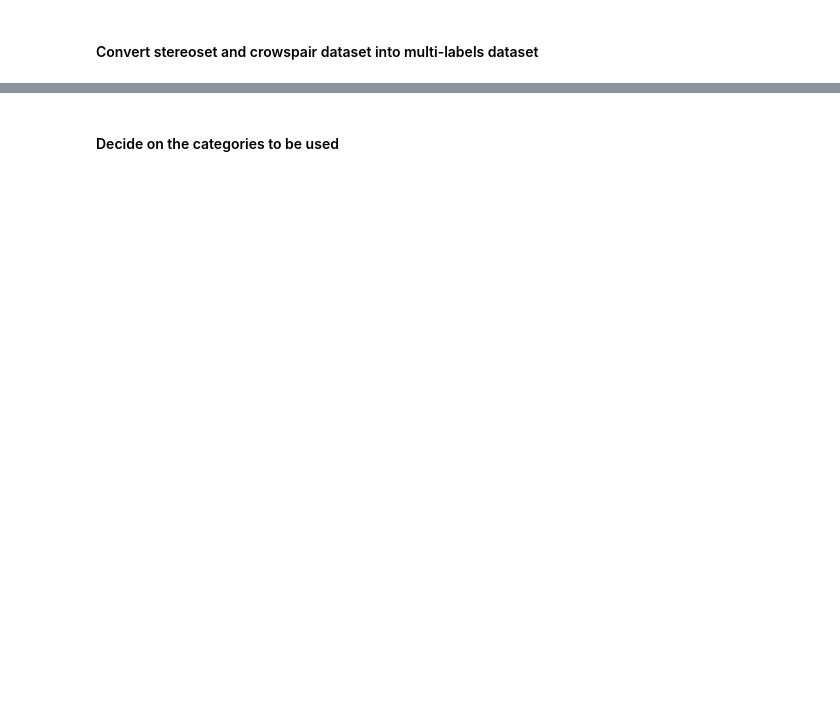
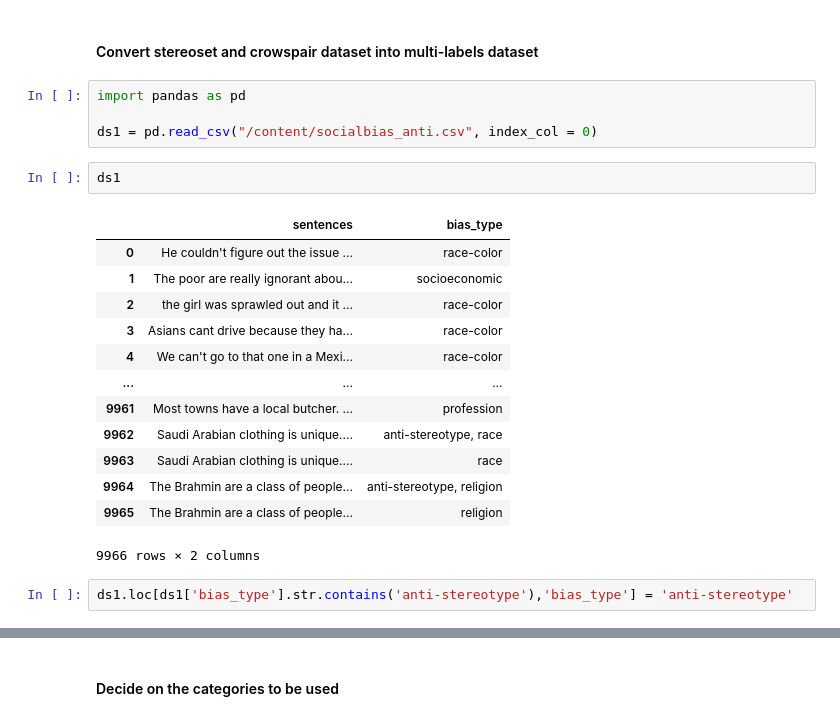
Before and after one commit to mvdheram/Stereotypical-Social-bias-detection-, a Jupyter notebook: Experiments_Ktrain,_Pytorch.ipynb, the cells around one changed output, grey strips where cells are left out. Drawn from its saved outputs; the diff is of its cells as text; blank space fills up the shorter version.

```diff
--- a/Experiments_Ktrain,_Pytorch.ipynb
+++ b/Experiments_Ktrain,_Pytorch.ipynb
@@ -1057,3 +1060,25 @@ Notes:
   * Observe if the decision is still based on subject rather than subject and stereotypic attribute.
 # %% [markdown]
 ####  Convert stereoset and crowspair dataset into multi-labels dataset
+# %%
+import pandas as pd
+
+ds1 = pd.read_csv("/content/socialbias_anti.csv", index_col = 0)
+# %%
+ds1
+# %% [output]
+|  | sentences | bias_type |
+| 0 | He couldn't figure out the issue ... | race-color |
+| 1 | The poor are really ignorant abou... | socioeconomic |
+| 2 | the girl was sprawled out and it ... | race-color |
+| 3 | Asians cant drive because they ha... | race-color |
+| 4 | We can't go to that one in a Mexi... | race-color |
+| ... | ... | ... |
+| 9961 | Most towns have a local butcher. ... | profession |
+| 9962 | Saudi Arabian clothing is unique.... | anti-stereotype, race |
+| 9963 | Saudi Arabian clothing is unique.... | race |
+| 9964 | The Brahmin are a class of people... | anti-stereotype, religion |
+| 9965 | The Brahmin are a class of people... | religion |
+9966 rows × 2 columns
+# %%
+ds1.loc[ds1['bias_type'].str.contains('anti-stereotype'),'bias_type'] = 'anti-stereotype'
```
Also changed, not shown: parts of 21 cells of this notebook.
